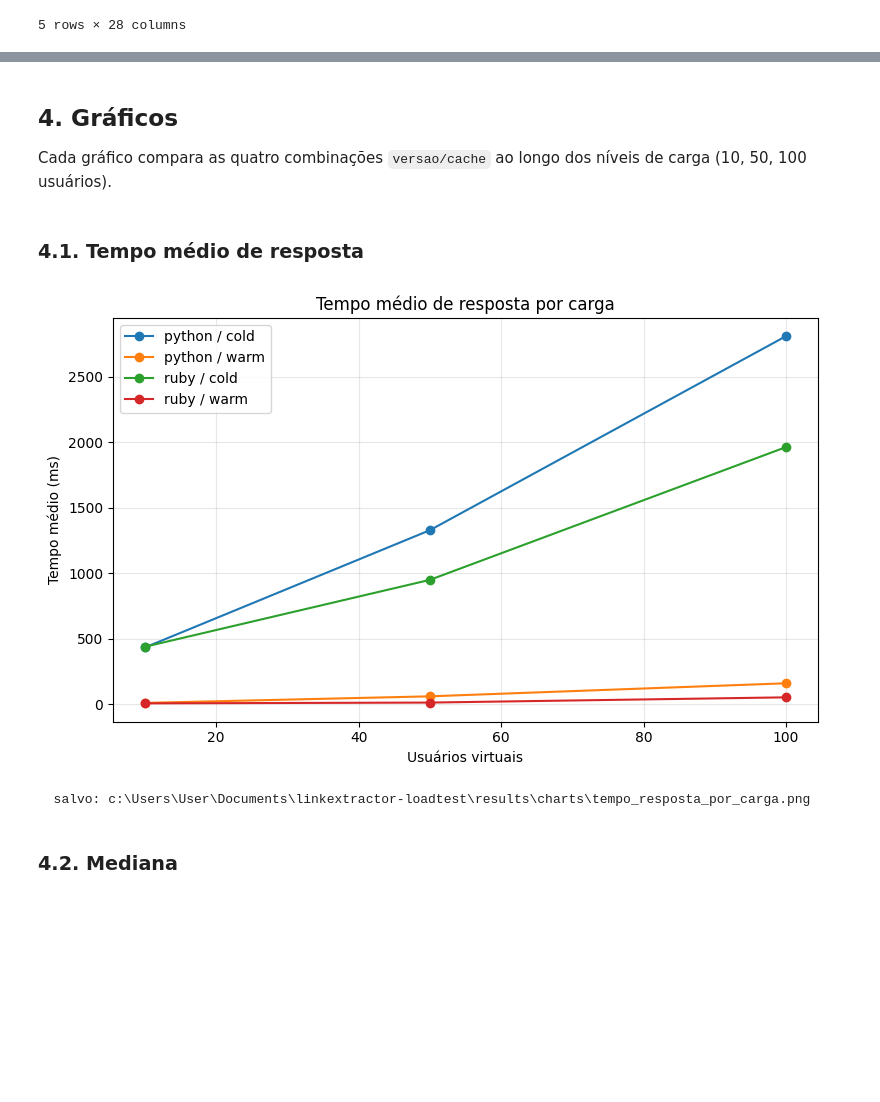
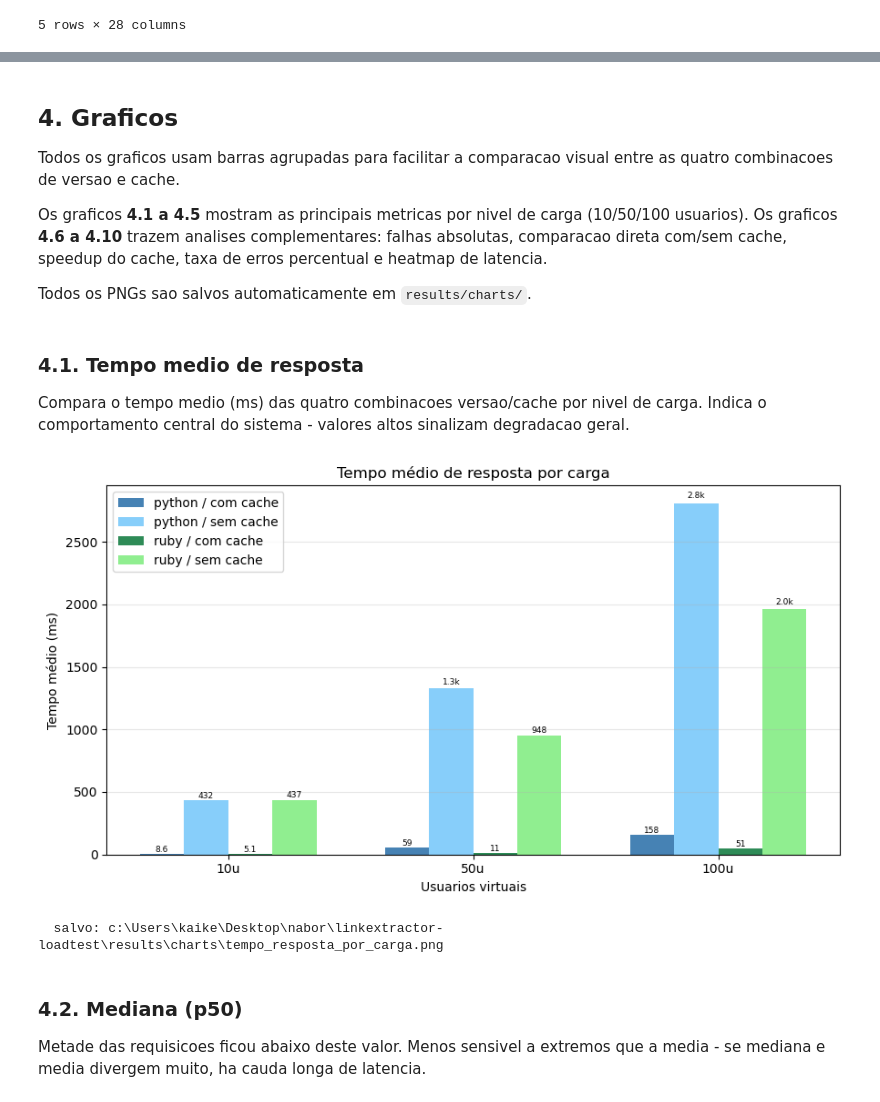
Before and after one commit to Overkillas/linkextractor-loadtest, a Jupyter notebook: analysis/analise.ipynb, the cells around one changed output, grey strips where cells are left out. Cells and saved outputs as stored; diff of their text form; code cells hidden in the pictures; blank space fills up the shorter version.

Commit message:
feat: add more charts and update readme.md

```diff
--- a/analysis/analise.ipynb
+++ b/analysis/analise.ipynb
@@ -144,6 +150,13 @@ Salvo: c:\Users\User\Documents\linkextractor-loadtest\results\processed\consolid
 # %% [markdown]
-## 4. Gráficos
+## 4. Graficos
 
-Cada gráfico compara as quatro combinações `versao/cache` ao longo dos
-níveis de carga (10, 50, 100 usuários).
+Todos os graficos usam barras agrupadas para facilitar a comparacao visual
+entre as quatro combinacoes de versao e cache.
+
+Os graficos **4.1 a 4.5** mostram as principais metricas por nivel de carga (10/50/100 usuarios).
+Os graficos **4.6 a 4.10** trazem analises complementares:
+falhas absolutas, comparacao direta com/sem cache, speedup do cache,
+taxa de erros percentual e heatmap de latencia.
+
+Todos os PNGs sao salvos automaticamente em `results/charts/`.
 # %%
@@ -163,14 +207,20 @@ def line_by_users(df, metric, ylabel, title, fname):
     plt.show()
     print(f"  salvo: {out}")
 # %% [markdown]
-### 4.1. Tempo médio de resposta
+### 4.1. Tempo medio de resposta
+
+Compara o tempo medio (ms) das quatro combinacoes versao/cache por nivel de carga.
+Indica o comportamento central do sistema - valores altos sinalizam degradacao geral.
 # %%
-line_by_users(resumo, "mean_ms", "Tempo médio (ms)",
+bar_by_users(resumo, "mean_ms", "Tempo médio (ms)",
               "Tempo médio de resposta por carga",
               "tempo_resposta_por_carga.png")
 # %% [output]
-[figure, old version]
+[figure, new version]
-  salvo: c:\Users\User\Documents\linkextractor-loadtest\results\charts\tempo_resposta_por_carga.png
+  salvo: c:\Users\kaike\Desktop\nabor\linkextractor-loadtest\results\charts\tempo_resposta_por_carga.png
 # %% [markdown]
-### 4.2. Mediana
+### 4.2. Mediana (p50)
+
+Metade das requisicoes ficou abaixo deste valor.
+Menos sensivel a extremos que a media - se mediana e media divergem muito, ha cauda longa de latencia.
 # %%
```
Also changed, not shown: parts of 25 cells of this notebook, 12 other files.
